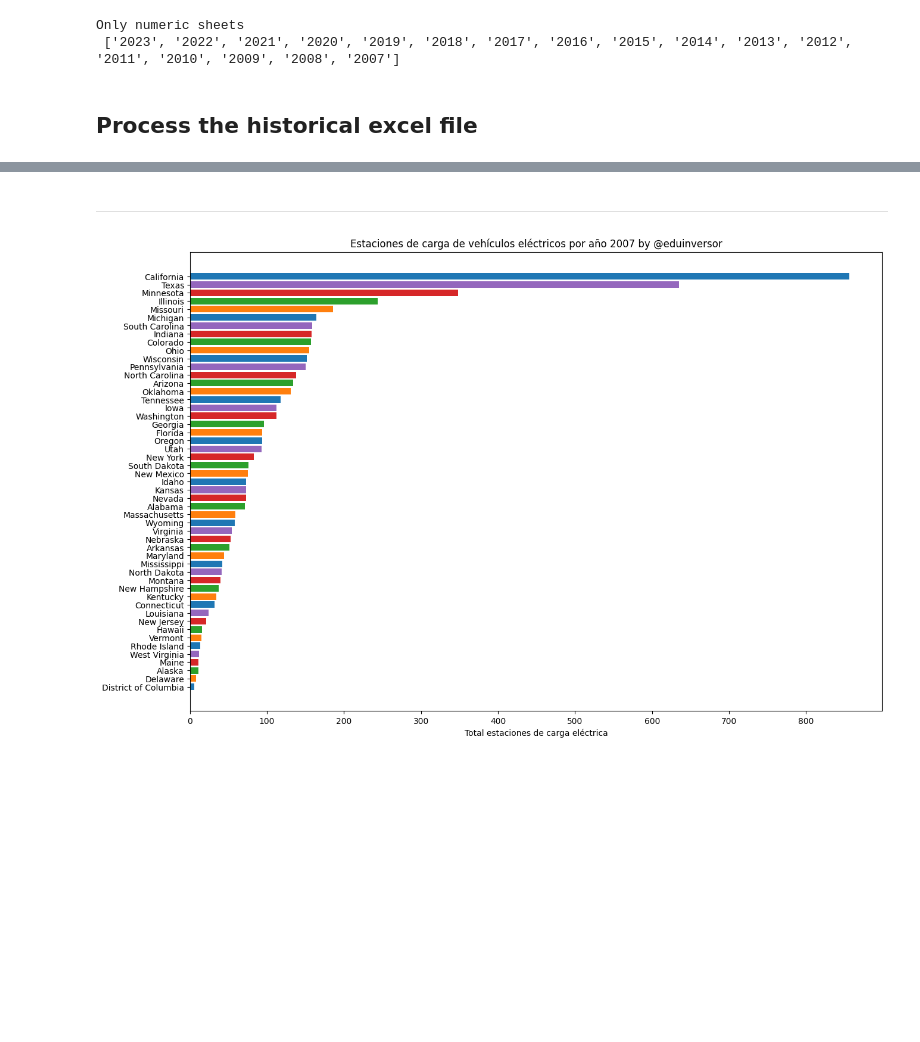
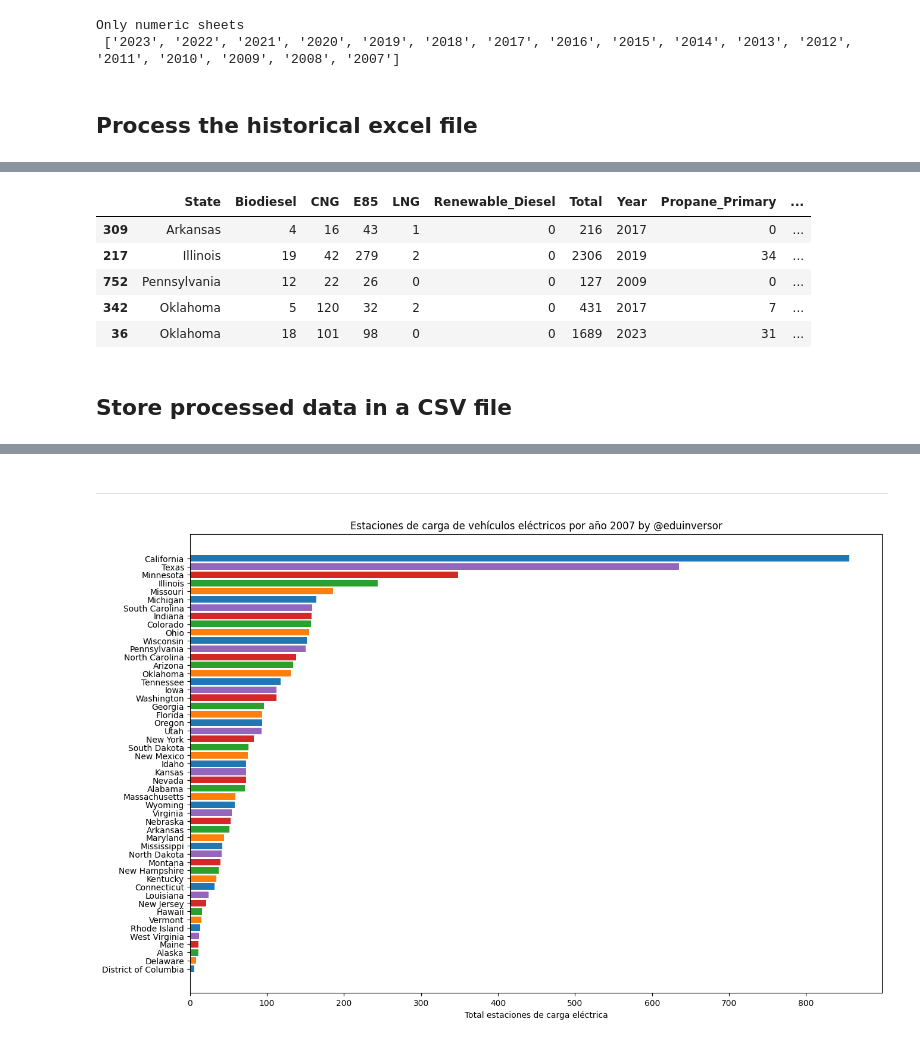
Before and after one commit to omanofx/portfolio, a Jupyter notebook: data_wrangling/data_cleaning.ipynb, the cells around one changed output, grey strips where cells are left out. Drawn from its saved outputs; the diff is of its cells as text; code cells hidden in the pictures; blank space fills up the shorter version.

```diff
--- a/data_wrangling/data_cleaning.ipynb
+++ b/data_wrangling/data_cleaning.ipynb
@@ -553,18 +486,0 @@ df_historico.info()
-# %%
-# Seleccionar solo las columnas numéricas
-columnas_numericas = df_historico.select_dtypes(include=np.number).columns
-
-# Seleccionar las columnas de tipo objeto, excluyendo 'State'
-columnas_object = df_historico.select_dtypes(include=np.object_).columns.drop('State')
-
-# Reemplazar NaN por 0 en las columnas Object
-df_historico[columnas_object] = df_historico[columnas_object].fillna(0)
-# Convierte el tipo de datos a INT64
-df_historico[columnas_object] = df_historico[columnas_object].apply(pd.to_numeric, errors='coerce').astype(int)
-
-
-# Reemplazar NaN por 0 en las columnas numéricas
-df_historico[columnas_numericas] = df_historico[columnas_numericas].fillna(0)
-# Convierte el tipo de datos a INT64
-df_historico[columnas_numericas] = df_historico[columnas_numericas].apply(pd.to_numeric, errors='coerce').astype(int)
-df_historico
@@ -572,0 +510,9 @@ df_historico.info()
+# %%
+# Replace NaN with 0
+df_historico = df_historico.fillna(0)
+
+# Convert data type to INT64
+columns = df_historico.columns.drop('State')
+df_historico[columns] = df_historico[columns].astype(int)
+
+df_historico.info()
@@ -572,0 +537,11 @@ df_historico.info()
+# %%
+df_historico.sample(5)
+# %% [output]
+|  | State | Biodiesel | CNG | E85 | LNG | Renewable_Diesel | Total | Year | Propane_Primary | ... |
+| 309 | Arkansas | 4 | 16 | 43 | 1 | 0 | 216 | 2017 | 0 | ... |
+| 217 | Illinois | 19 | 42 | 279 | 2 | 0 | 2306 | 2019 | 34 | ... |
+| 752 | Pennsylvania | 12 | 22 | 26 | 0 | 0 | 127 | 2009 | 0 | ... |
+| 342 | Oklahoma | 5 | 120 | 32 | 2 | 0 | 431 | 2017 | 7 | ... |
+| 36 | Oklahoma | 18 | 101 | 98 | 0 | 0 | 1689 | 2023 | 31 | ... |
+# %% [markdown]
+## Store processed data in a CSV file
```
Also changed, not shown: parts of 26 cells of this notebook.
